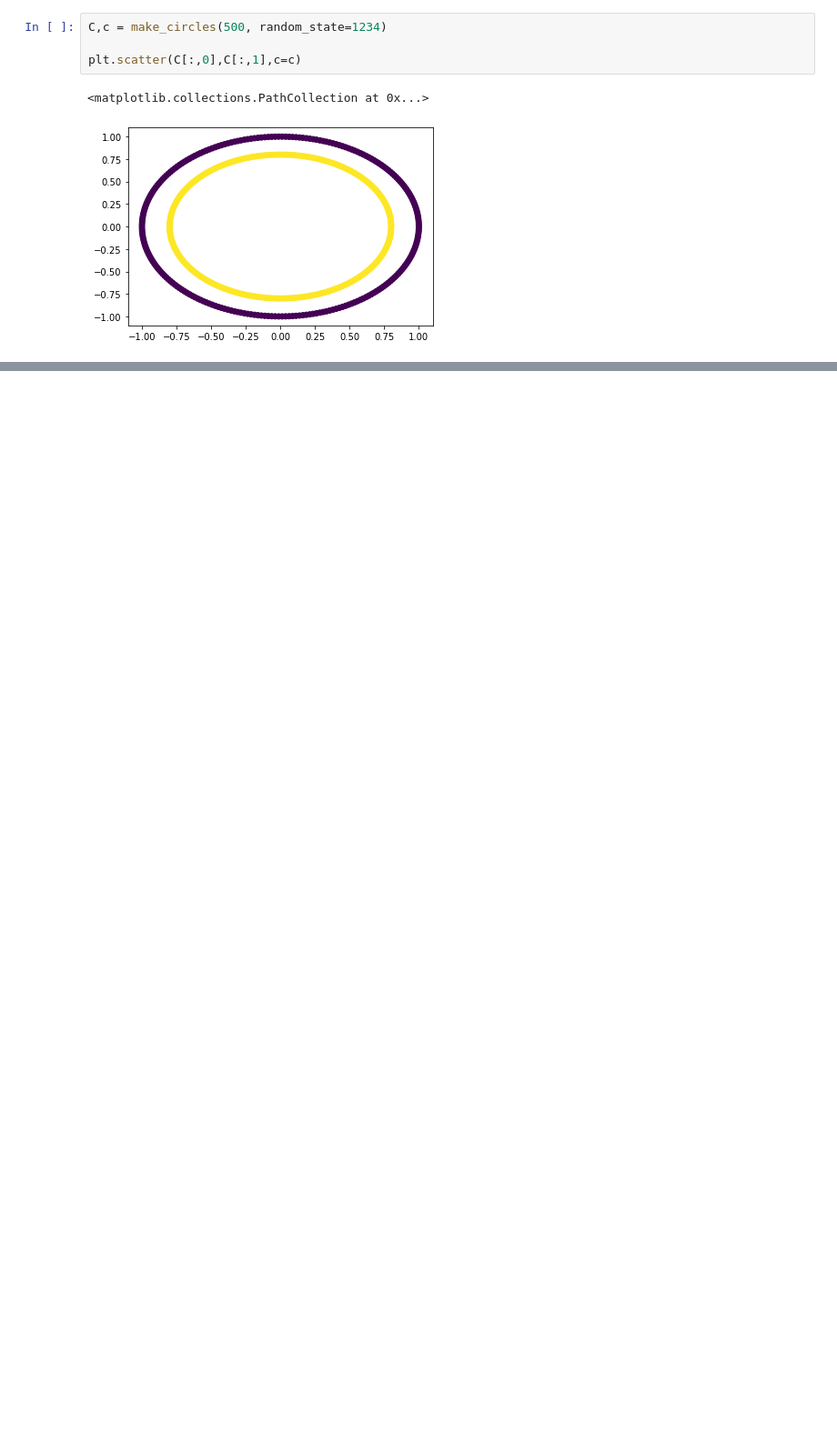
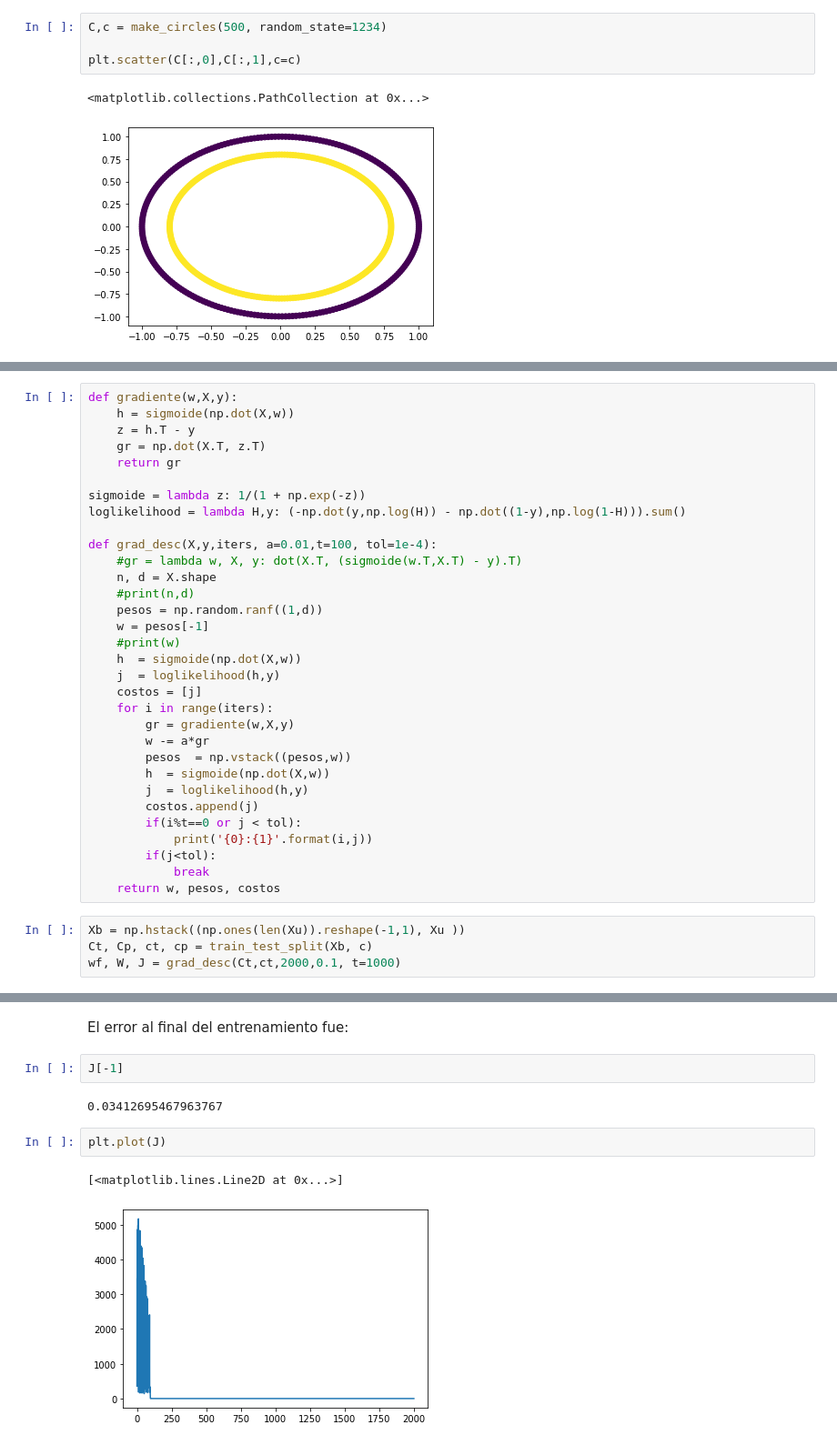
Before and after one commit to sergiohzlz/semestre_2021_neuronales, a Jupyter notebook: Tarea2 - Descenso del gradiente.ipynb, the cells around one changed output, grey strips where cells are left out. Shown: that part at 91% size. Drawn from its saved outputs; the diff is of its cells as text; blank space fills up the shorter version.

```diff
--- a/Tarea2 - Descenso del gradiente.ipynb
+++ b/Tarea2 - Descenso del gradiente.ipynb
@@ -18,0 +32,36 @@ plt.scatter(C[:,0],C[:,1],c=c)
+# %%
+def gradiente(w,X,y):
+    h = sigmoide(np.dot(X,w))
+    z = h.T - y
+    gr = np.dot(X.T, z.T)
+    return gr
+
+sigmoide = lambda z: 1/(1 + np.exp(-z))
+loglikelihood = lambda H,y: (-np.dot(y,np.log(H)) - np.dot((1-y),np.log(1-H))).sum()
+
+def grad_desc(X,y,iters, a=0.01,t=100, tol=1e-4):
+    #gr = lambda w, X, y: dot(X.T, (sigmoide(w.T,X.T) - y).T)
+    n, d = X.shape
+    #print(n,d)
+    pesos = np.random.ranf((1,d))
+    w = pesos[-1]
+    #print(w)
+    h  = sigmoide(np.dot(X,w))
+    j  = loglikelihood(h,y)
+    costos = [j]
+    for i in range(iters):
+        gr = gradiente(w,X,y)
+        w -= a*gr
+        pesos  = np.vstack((pesos,w))
+        h  = sigmoide(np.dot(X,w))
+        j  = loglikelihood(h,y)
+        costos.append(j)
+        if(i%t==0 or j < tol):
+            print('{0}:{1}'.format(i,j))
+        if(j<tol):
+            break
+    return w, pesos, costos
+# %%
+Xb = np.hstack((np.ones(len(Xu)).reshape(-1,1), Xu ))
+Ct, Cp, ct, cp = train_test_split(Xb, c)
+wf, W, J = grad_desc(Ct,ct,2000,0.1, t=1000)
@@ -18,0 +75,11 @@ plt.scatter(C[:,0],C[:,1],c=c)
+# %% [markdown]
+El error al final del entrenamiento fue:
+# %%
+J[-1]
+# %% [output]
+0.03412695467963767
+# %%
+plt.plot(J)
+# %% [output]
+[<matplotlib.lines.Line2D at 0x...>]
+[figure, added]
```
Also changed, not shown: parts of 13 cells of this notebook.
